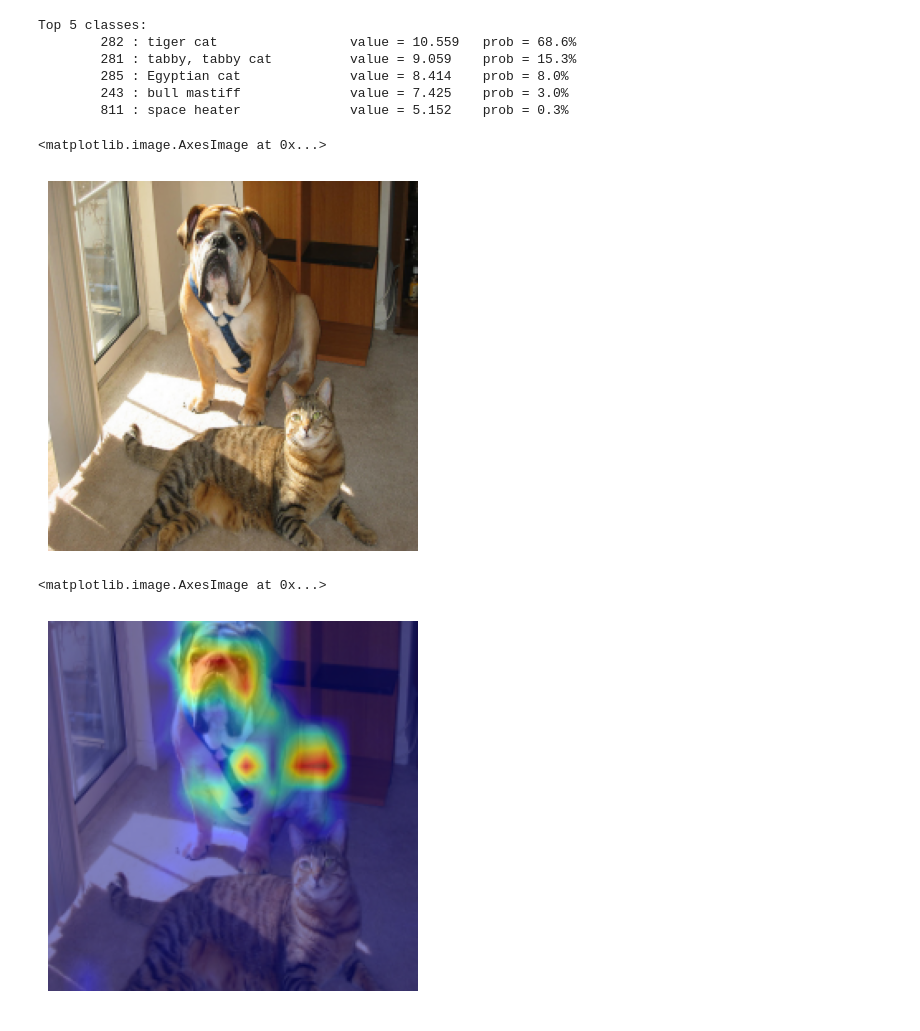
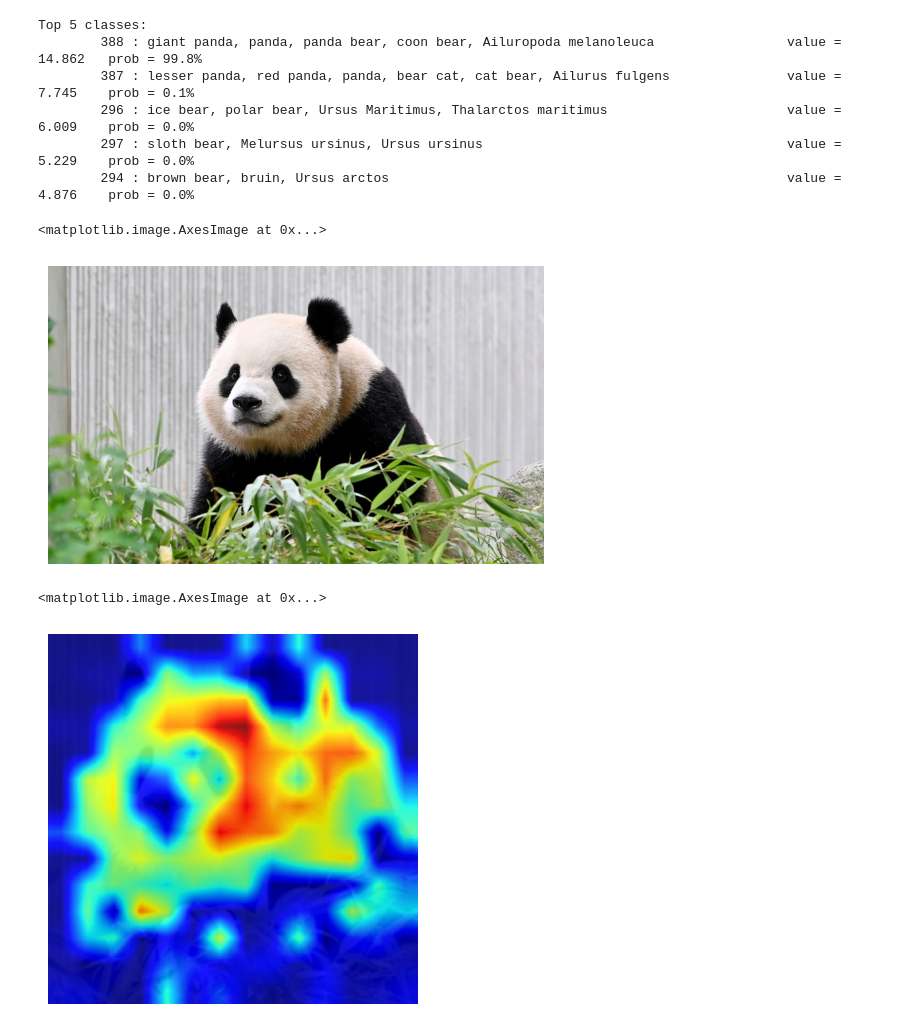
Before and after one commit to St0pien/rot-chefer, a Jupyter notebook: compare.ipynb, the cells around one changed output. Cells and saved outputs as stored; diff of their text form; code cells hidden in the pictures.

```diff
--- a/compare.ipynb
+++ b/compare.ipynb
@@ -1042,7 +1042,7 @@ model = vit_LRP(pretrained=True).cuda()
 model.eval()
 attribution_generator = LRP(model)
 # %%
-image_path = 'samples/catdog.png'
+image_path = 'samples/eb2a406a-eed3-4ad6-98bc-9d147e00f2f3.jpeg'
 # %%
 image = Image.open(image_path)
 dog_cat_image = transform(image)
@@ -1053,25 +1053,25 @@ plt.axis('off')
 plt.imshow(image)
 # %% [output]
 Top 5 classes:
-        282 : tiger cat                 value = 10.559   prob = 68.6%
-        281 : tabby, tabby cat          value = 9.059    prob = 15.3%
-        285 : Egyptian cat              value = 8.414    prob = 8.0%
-        243 : bull mastiff              value = 7.425    prob = 3.0%
-        811 : space heater              value = 5.152    prob = 0.3%
+        388 : giant panda, panda, panda bear, coon bear, Ailuropoda melanoleuca                 value = 14.862   prob = 99.8%
+        387 : lesser panda, red panda, panda, bear cat, cat bear, Ailurus fulgens               value = 7.745    prob = 0.1%
+        296 : ice bear, polar bear, Ursus Maritimus, Thalarctos maritimus                       value = 6.009    prob = 0.0%
+        297 : sloth bear, Melursus ursinus, Ursus ursinus                                       value = 5.229    prob = 0.0%
+        294 : brown bear, bruin, Ursus arctos                                                   value = 4.876    prob = 0.0%
 <matplotlib.image.AxesImage at 0x...>
-[figure, old version]
+[figure, new version]
 # %%
-index = 243
+index = 340
 # %%
 cam_patch = attribution_generator.generate_LRP(dog_cat_image.unsqueeze(0).cuda(), index)
 plt.axis('off')
 plt.imshow((dog_cat_image.cpu().permute(1,2,0) + 1) / 2)
 cam_patch_vis = cam_patch.reshape(1, 1, 14, 14)
 cam_patch_vis = torch.nn.functional.interpolate(cam_patch_vis, scale_factor=16, mode='bilinear')
 cam_patch_vis = cam_patch_vis.reshape(224, 224).data.cpu().numpy()
 cam_patch_vis = (cam_patch_vis - cam_patch_vis.min()) / (cam_patch_vis.max() - cam_patch_vis.min())
-plt.imshow(cam_patch_vis, cmap='jet', alpha=0.5)
+plt.imshow(cam_patch_vis, cmap='jet', alpha=0.9)
 # %% [output]
 <matplotlib.image.AxesImage at 0x...>
-[figure, old version]
+[figure, new version]
 # %%
```
Also changed, not shown: parts of 6 cells of this notebook, 3 other files.
